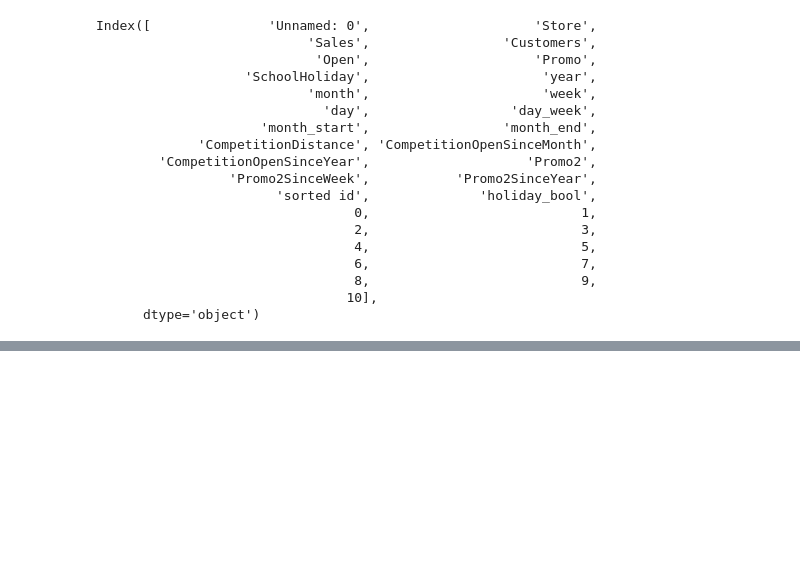
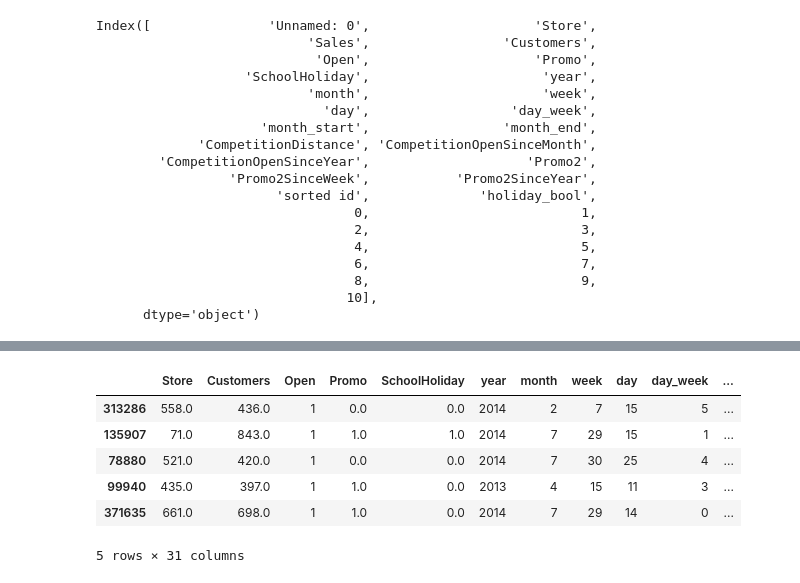
Before and after one commit to elenche95/stores, a Jupyter notebook: Untitled.ipynb, the cells around one changed output, grey strips where cells are left out. Drawn from its saved outputs; the diff is of its cells as text; code cells hidden in the pictures; blank space fills up the shorter version.

```diff
--- a/Untitled.ipynb
+++ b/Untitled.ipynb
@@ -278,0 +301,12 @@ Index([               'Unnamed: 0',                     'Store',
+# %%
+X = pd.read_csv('./X_train.csv', index_col=0)
+# %%
+X.head()
+# %% [output]
+|  | Store | Customers | Open | Promo | SchoolHoliday | year | month | week | day | day_week | ... |
+| 313286 | 558.0 | 436.0 | 1 | 0.0 | 0.0 | 2014 | 2 | 7 | 15 | 5 | ... |
+| 135907 | 71.0 | 843.0 | 1 | 1.0 | 1.0 | 2014 | 7 | 29 | 15 | 1 | ... |
+| 78880 | 521.0 | 420.0 | 1 | 0.0 | 0.0 | 2014 | 7 | 30 | 25 | 4 | ... |
+| 99940 | 435.0 | 397.0 | 1 | 1.0 | 0.0 | 2013 | 4 | 15 | 11 | 3 | ... |
+| 371635 | 661.0 | 698.0 | 1 | 1.0 | 0.0 | 2014 | 7 | 29 | 14 | 0 | ... |
+5 rows × 31 columns
```
Also changed, not shown: parts of 5 cells of this notebook, 5 other files.
